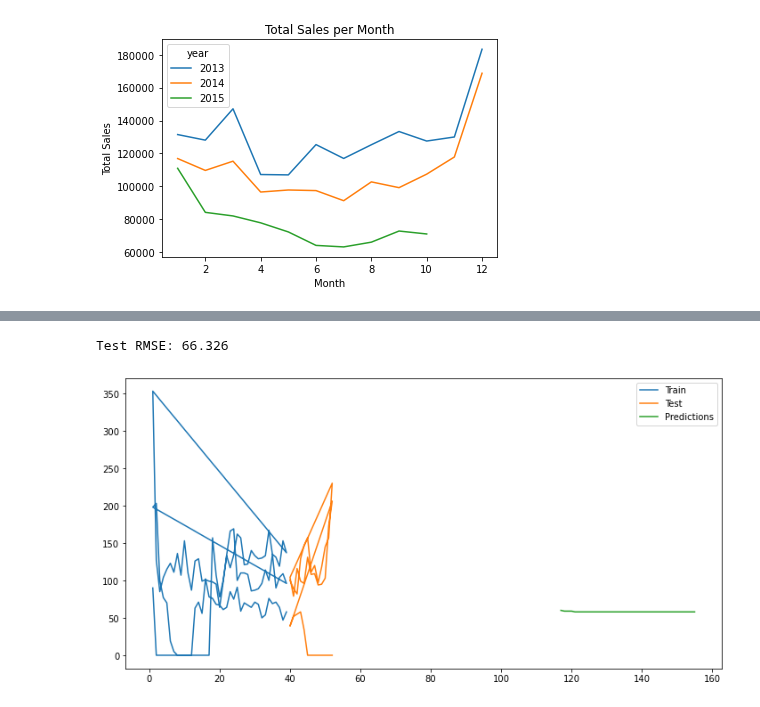
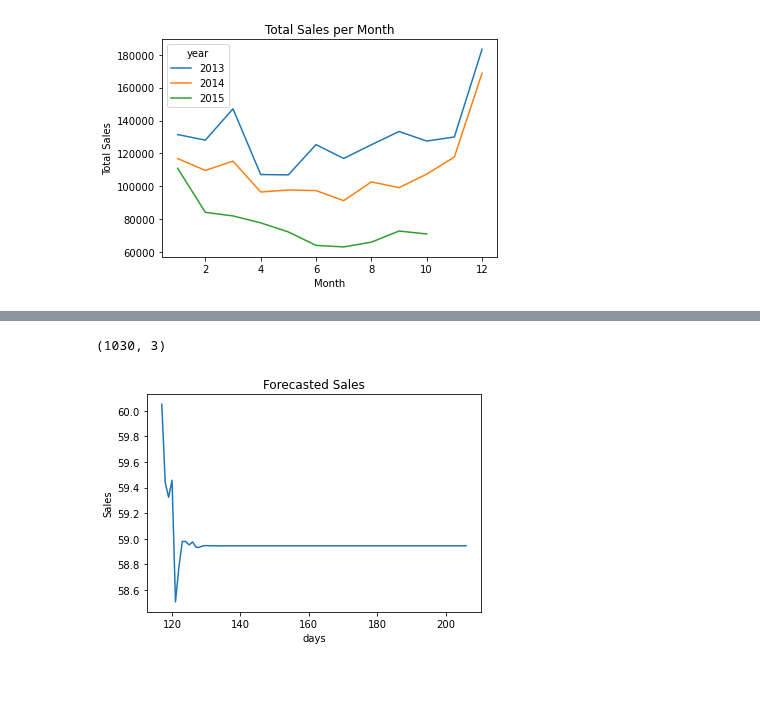
Before and after one commit to saurav1066/KaggleProjects, a Jupyter notebook: Predict future sales/predict.ipynb, the cells around one changed output, grey strips where cells are left out. Saved outputs shown, nothing was run; the diff lists cells and outputs as text; code cells hidden in the pictures; blank space fills up the shorter version.

Commit message:
Created a forecast for all days

```diff
--- a/Predict future sales/predict.ipynb
+++ b/Predict future sales/predict.ipynb
@@ -176,5 +175,0 @@ shop_item_df.shape
-# %%
-# for test split use the weeks for last 3 months from shop_item_df
-train = shop_item_df[shop_item_df['week'] < 40]
-test = shop_item_df[shop_item_df['week'] >= 40]
-train.head()
@@ -188,3 +176,10 @@ train.head()
+# %%
+# removing last days foe year 2015 from october onwards
+shop_item_df = shop_item_df[~((shop_item_df['year'] == 2015) & (shop_item_df['day'] > 300))]
+shop_item_df.head()
+shop_item_df.shape
+# %% [output]
+(1030, 3)
 # %%
 # time series prediction model for df_ke0001 using ARIMA
 from statsmodels.tsa.arima.model import ARIMA
@@ -194,26 +189,16 @@ from math import sqrt
 # fit the model
 model = ARIMA(train['item_cnt_day'], order=(5,1,0))
 model_fit = model.fit()
-# %%
-# make predictions
-predictions = model_fit.forecast(steps=len(test))
-predictions = predictions.reset_index()
-predictions.columns = ['week', 'item_cnt_day']
-predictions['item_number'] = '20949'
-predictions['week'] = predictions['week'].astype(int)
-predictions['item_cnt_day'] = predictions['item_cnt_day'].astype(int)
-
-# calculate the RMSE
-rmse = sqrt(mean_squared_error(test['item_cnt_day'], predictions['item_cnt_day']))
-print('Test RMSE: %.3f' % rmse)
-
-# plot the results
-plt.figure(figsize=(12, 6))
-plt.plot(train['week'], train['item_cnt_day'], label='Train')
-plt.plot(test['week'], test['item_cnt_day'], label='Test')
-plt.plot(predictions['week'], predictions['item_cnt_day'], label='Predictions')
-plt.legend()
-plt.show()
-# %% [output]
-Test RMSE: 66.326
-[figure, removed]
+# %%
+# forecast the model
+forecast = model_fit.forecast(steps=90)
+forecast
+
+# plot the forecast with the original data
+plt.plot(forecast)
+plt.title('Forecasted Sales')
+plt.xlabel('days')
+plt.ylabel('Sales')
+plt.show()
+# %% [output]
+[figure, added]
```
Also changed, not shown: parts of 6 cells of this notebook.
